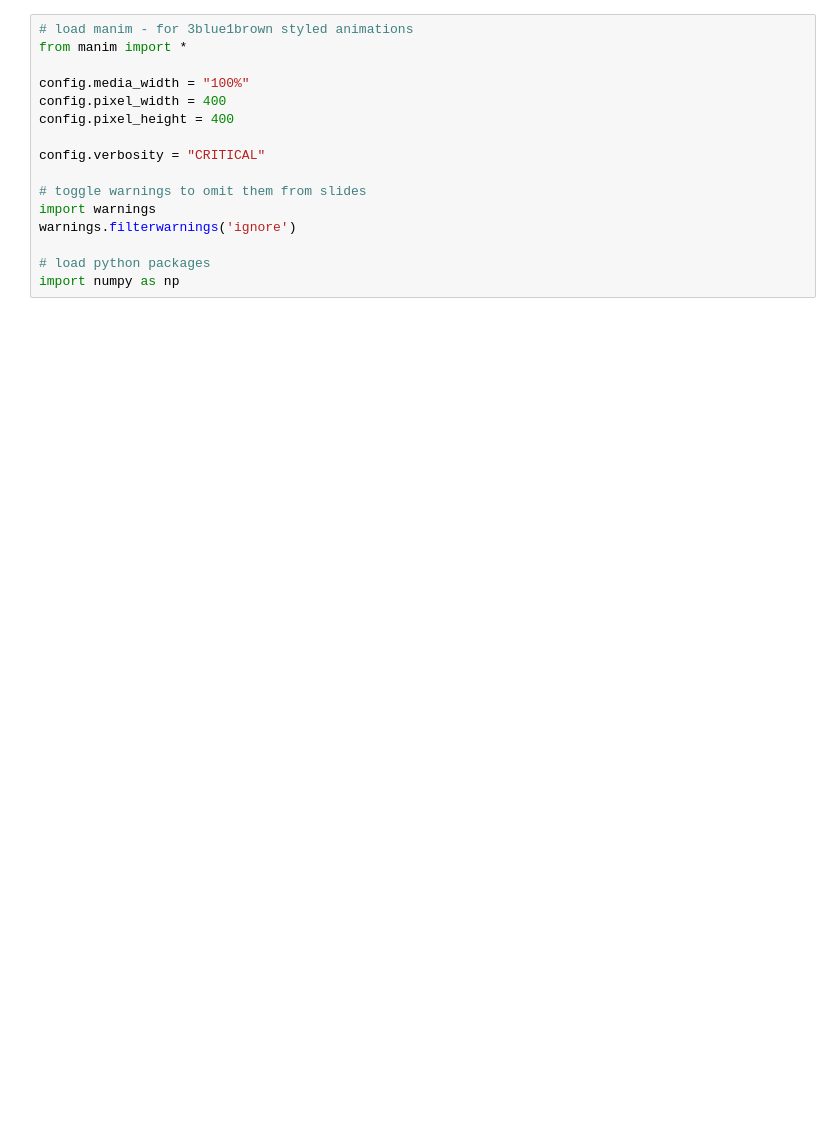
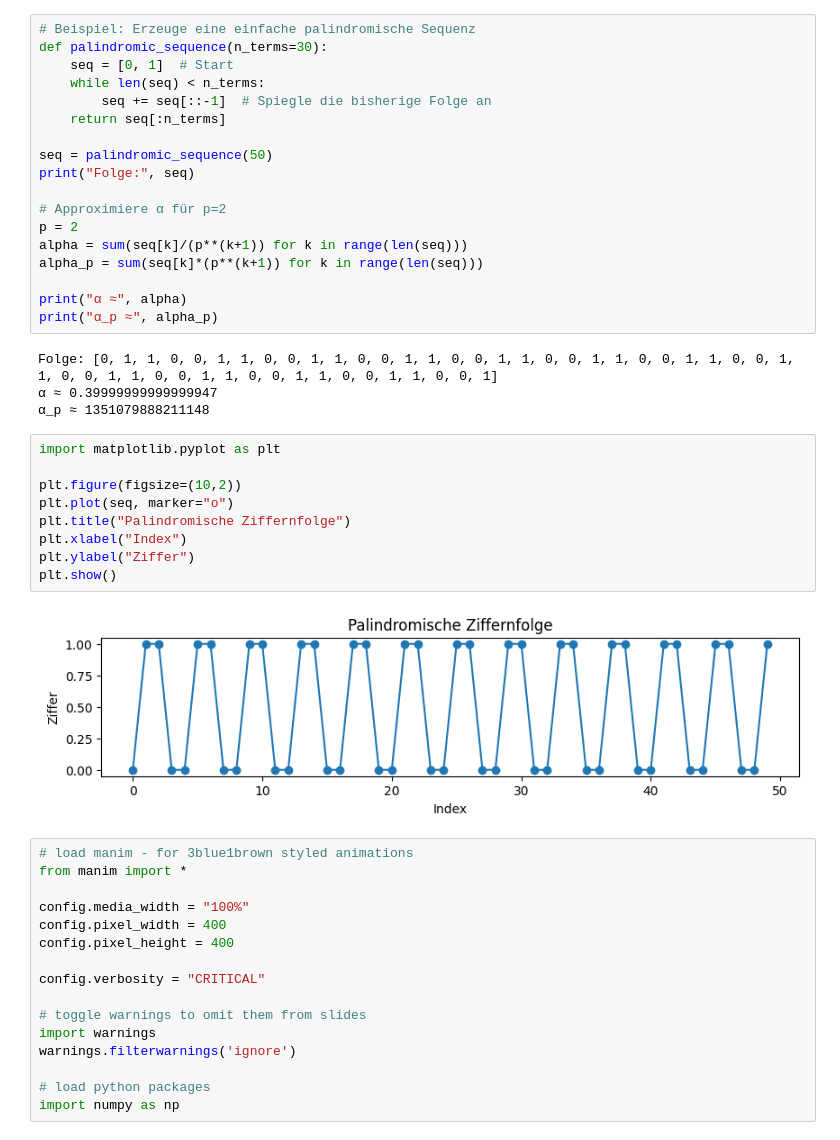
Before and after one commit to Makeandbreak09/PresentationBasics, a Jupyter notebook: notebooks/PresentationBasics.ipynb, the cells around one changed output. Cells and saved outputs as stored; diff of their text form; blank space fills up the shorter version.

```diff
--- a/notebooks/PresentationBasics.ipynb
+++ b/notebooks/PresentationBasics.ipynb
@@ -4,3 +84,36 @@ Simon Buschmann - 2025
+# %%
+# Beispiel: Erzeuge eine einfache palindromische Sequenz
+def palindromic_sequence(n_terms=30):
+    seq = [0, 1]  # Start
+    while len(seq) < n_terms:
+        seq += seq[::-1]  # Spiegle die bisherige Folge an
+    return seq[:n_terms]
+
+seq = palindromic_sequence(50)
+print("Folge:", seq)
+
+# Approximiere α für p=2
+p = 2
+alpha = sum(seq[k]/(p**(k+1)) for k in range(len(seq)))
+alpha_p = sum(seq[k]*(p**(k+1)) for k in range(len(seq)))
+
+print("α ≈", alpha)
+print("α_p ≈", alpha_p)
+# %% [output]
+Folge: [0, 1, 1, 0, 0, 1, 1, 0, 0, 1, 1, 0, 0, 1, 1, 0, 0, 1, 1, 0, 0, 1, 1, 0, 0, 1, 1, 0, 0, 1, 1, 0, 0, 1, 1, 0, 0, 1, 1, 0, 0, 1, 1, 0, 0, 1, 1, 0, 0, 1]
+α ≈ 0.39999999999999947
+α_p ≈ 1351079888211148
+# %%
+import matplotlib.pyplot as plt
+
+plt.figure(figsize=(10,2))
+plt.plot(seq, marker="o")
+plt.title("Palindromische Ziffernfolge")
+plt.xlabel("Index")
+plt.ylabel("Ziffer")
+plt.show()
+# %% [output]
+[figure, added]
 # %%
 # load manim - for 3blue1brown styled animations
 from manim import *
```
Also changed, not shown: parts of 12 cells of this notebook, 26 other files.
